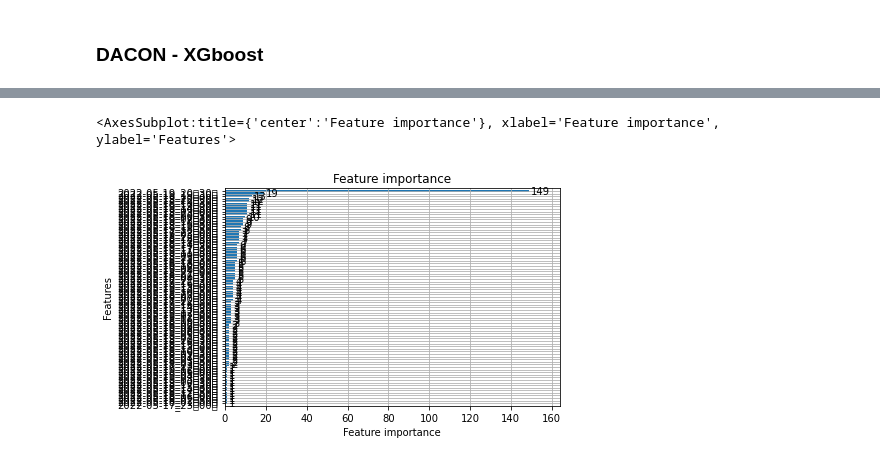
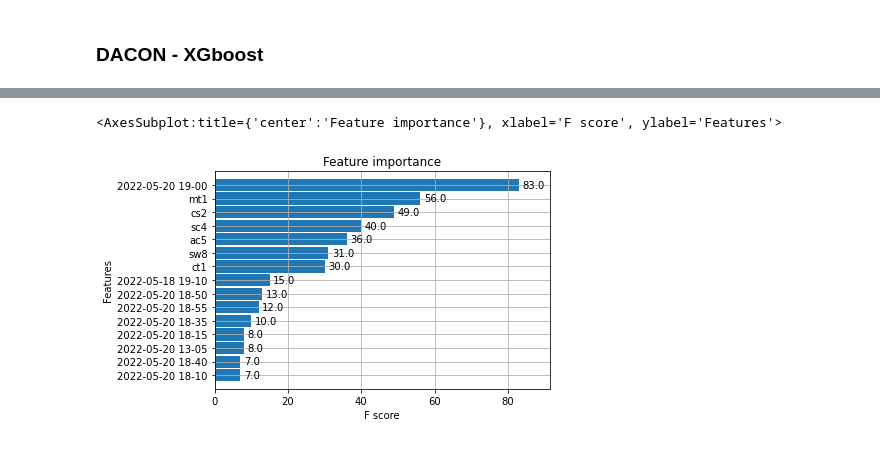
Before and after one commit to YusunPark/move_bike, a Jupyter notebook: 시간 간격별 따릉이.ipynb, the cells around one changed output, grey strips where cells are left out. Saved outputs shown, nothing was run; the diff lists cells and outputs as text; code cells hidden in the pictures.

```diff
--- a/시간 간격별 따릉이.ipynb
+++ b/시간 간격별 따릉이.ipynb
@@ -113,5 +85,6 @@ len(bike_df['date'])
 # %%
-bike_df['date']=bike_df['date'].dt.strftime('%Y-%m-%d %H시%M분')
+bike_df['date']=bike_df['date'].dt.strftime('%Y-%m-%d %H-%M')
+bike_df = bike_df.drop_duplicates(['station_id', 'date'])
 bike_df.head()
 # %% [output]
 |  | id | rack_tot_cnt | parking_bike_tot_cnt | shared | station_id | date |
@@ -142,0 +108,5 @@ data
+# %%
+d = distance_df[distance_df.columns[[0,4,5,6,7,8,9]]]
+
+data = pd.merge(d,data, on='station_id', how='inner').set_index('station_id')
+data.head()
@@ -261,0 +191,8 @@ Test ratio of X: 0.30027121270825263
+# %%
+needScale = X_train.columns.to_list()# scale 이 필요한 컬럼들
+
+MMS = MinMaxScaler()
+
+for column in needScale:
+    X_train[column] = MMS.fit_transform(X_train[column].to_numpy().reshape(-1, 1))
+    X_test[column] = MMS.transform(X_test[column].to_numpy().reshape(-1, 1))
@@ -415,4 +265,0 @@ xg_reg = xgb.train(params=params, dtrain=data_dmatrix, num_boost_round=10)
-# %%
-xgb.plot_tree(reg,num_trees=0)
-plt.rcParams['figure.figsize'] = [500, 200]
-plt.show()
@@ -488,5 +266,5 @@ RMSE: 2.51
 # %%
-lgb.plot_importance(model, height=0.9)
+plot_importance(reg, height=0.9, max_num_features=15)
 # %% [output]
-<AxesSubplot:title={'center':'Feature importance'}, xlabel='Feature importance', ylabel='Features'>
+<AxesSubplot:title={'center':'Feature importance'}, xlabel='F score', ylabel='Features'>
-[figure, old version]
+[figure, new version]
```
Also changed, not shown: parts of 44 cells of this notebook.
